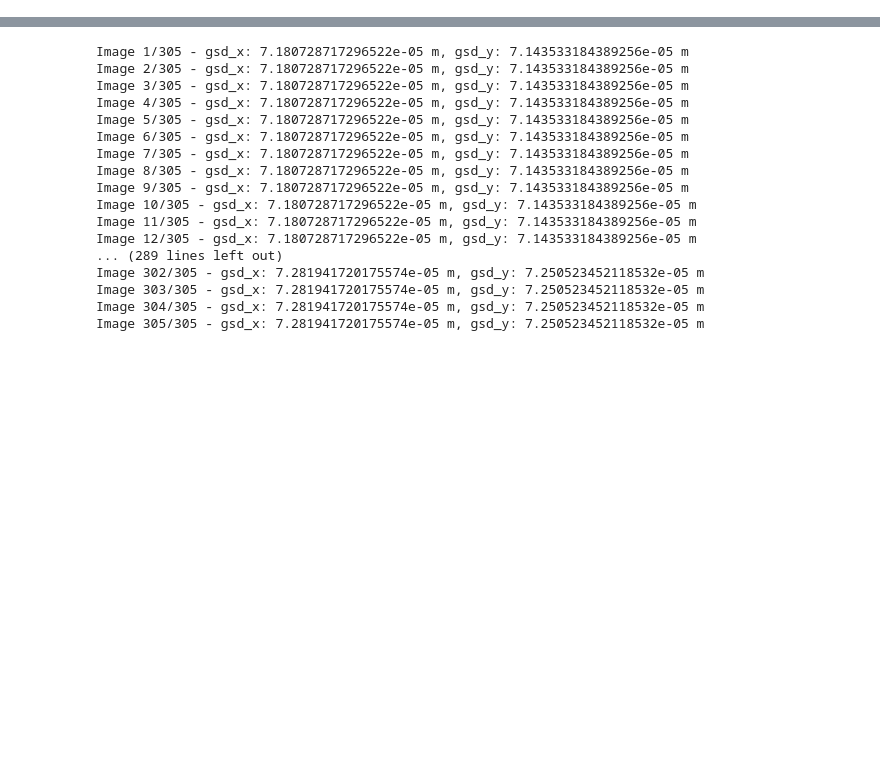
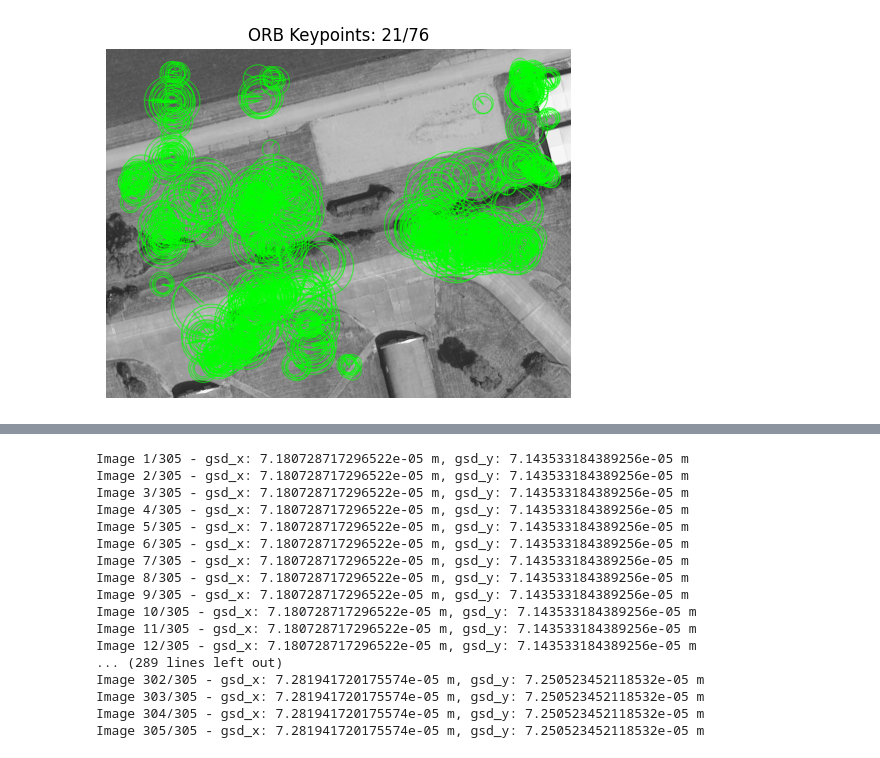
Before and after one commit to trebordeveloping/edth-2025, a Jupyter notebook: script_robert.ipynb, the cells around one changed output, grey strips where cells are left out. Saved outputs shown, nothing was run; the diff lists cells and outputs as text; code cells hidden in the pictures; blank space fills up the shorter version.

```diff
--- a/script_robert.ipynb
+++ b/script_robert.ipynb
@@ -41,7 +18,0 @@ ModuleNotFoundError: No module named 'map_processing'
-# %%
-output_dir = Path("./patches")
-output_dir.mkdir(parents=True, exist_ok=True)
-
-for idx, patch in enumerate(patches):
-    out_path = output_dir / f"patch_{idx:03d}.png"
-    cv2.imwrite(str(out_path), patch)
@@ -48,29 +32,13 @@ for idx, patch in enumerate(patches):
 # %%
 orb = cv2.ORB_create(nfeatures=1000)
 
-lb = 20
-ub = lb + 5
-
 patch_descriptors = []
 
-for i, patch_img in enumerate(patches[lb:ub]):
+for i, patch_img in enumerate(patches):
 
     keypoints, descriptors = orb.detectAndCompute(patch_img, None)
     patch_descriptors.append({
         "keypoints": keypoints,
         "descriptors": descriptors,
-        "position": positions[i],
+        "name": patches_paths[i].name
     })
-
-    # Draw keypoints on the image
-    img_with_kp = cv2.drawKeypoints(
-        patch_img, keypoints, None,
-        color=(0, 255, 0), flags=cv2.DrawMatchesFlags_DRAW_RICH_KEYPOINTS
-    )
-
-    # Display using matplotlib
-    plt.figure(figsize=(6, 6))
-    plt.title(f"ORB Keypoints: {i + 1}/{len(patch_descriptors)}")
-    plt.imshow(img_with_kp)
-    plt.axis('off')
-    plt.show()
@@ -82,0 +45,20 @@ for i, patch_img in enumerate(patches[lb:ub]):
+# %%
+lb = 20
+ub = lb + 1
+
+for i, patch_data in enumerate(patch_descriptors[lb:ub]):
+    patch_img = patches[i + lb]
+    # Draw keypoints on the image
+    img_with_kp = cv2.drawKeypoints(
+        patch_img, keypoints, None,
+        color=(0, 255, 0), flags=cv2.DrawMatchesFlags_DRAW_RICH_KEYPOINTS
+    )
+
+    # Display using matplotlib
+    plt.figure(figsize=(6, 6))
+    plt.title(f"ORB Keypoints: {i + lb + 1}/{len(patch_descriptors)}")
+    plt.imshow(img_with_kp)
+    plt.axis('off')
+    plt.show()
+# %% [output]
+[figure, added]
```
Also changed, not shown: parts of 7 cells of this notebook, 2 other files.
